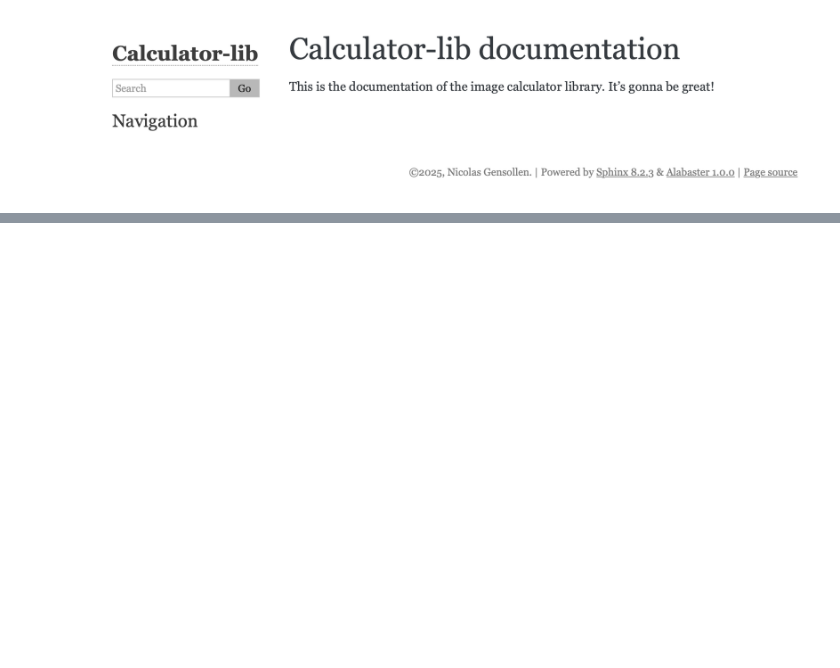
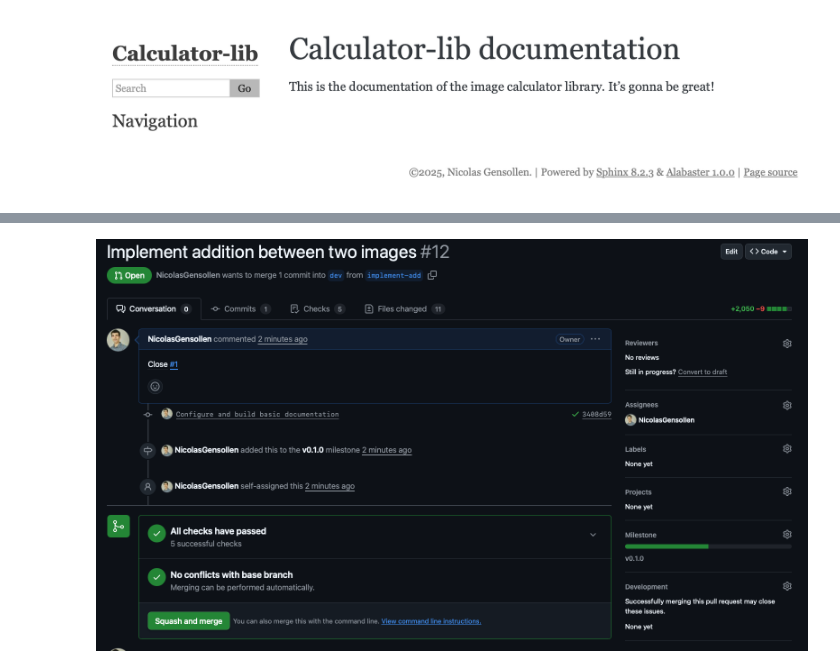
Before and after one commit to NicolasGensollen/formation-SED-2025, a Jupyter notebook: notebooks/Chapter5.ipynb, the cells around one changed output, grey strips where cells are left out. Drawn from its saved outputs; the diff is of its cells as text; code cells hidden in the pictures; blank space fills up the shorter version.

```diff
--- a/notebooks/Chapter5.ipynb
+++ b/notebooks/Chapter5.ipynb
@@ -296,0 +576,4 @@ Image(filename="../images/documentation_2.png")
+# %%
+Image(filename="../images/pr_addition.png")
+# %% [output]
+[figure, added]
```
Also changed, not shown: parts of 11 cells of this notebook, 4 other files.
